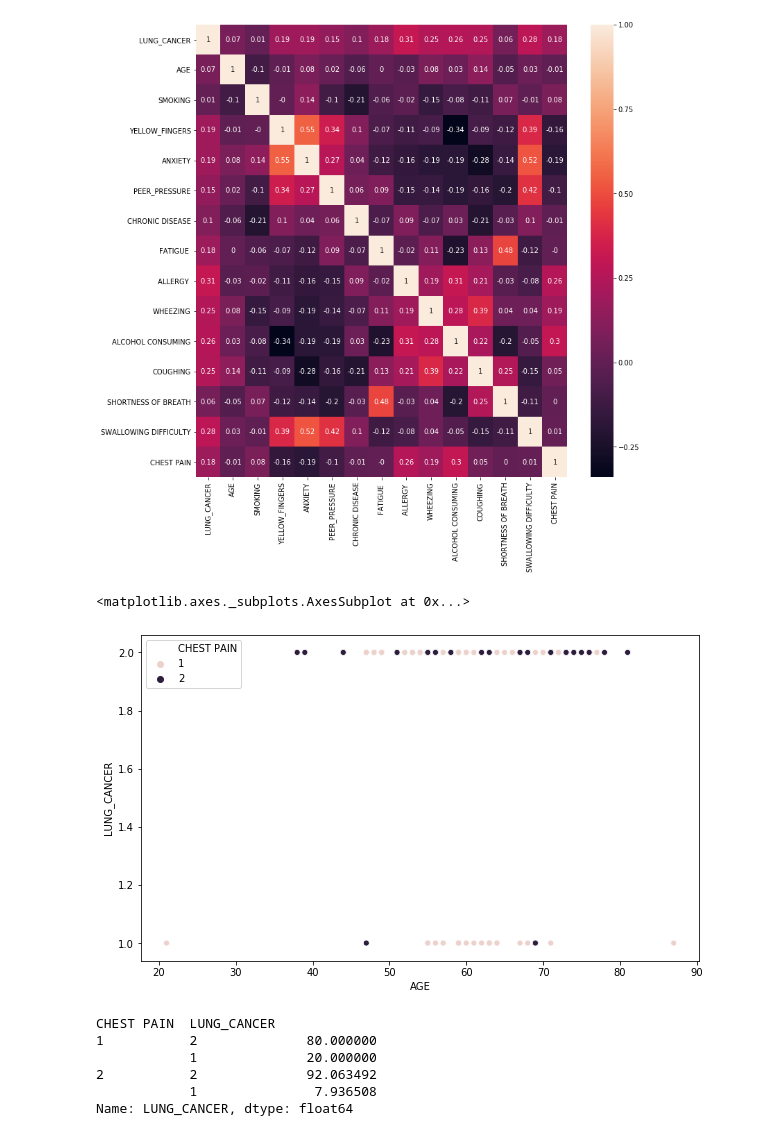
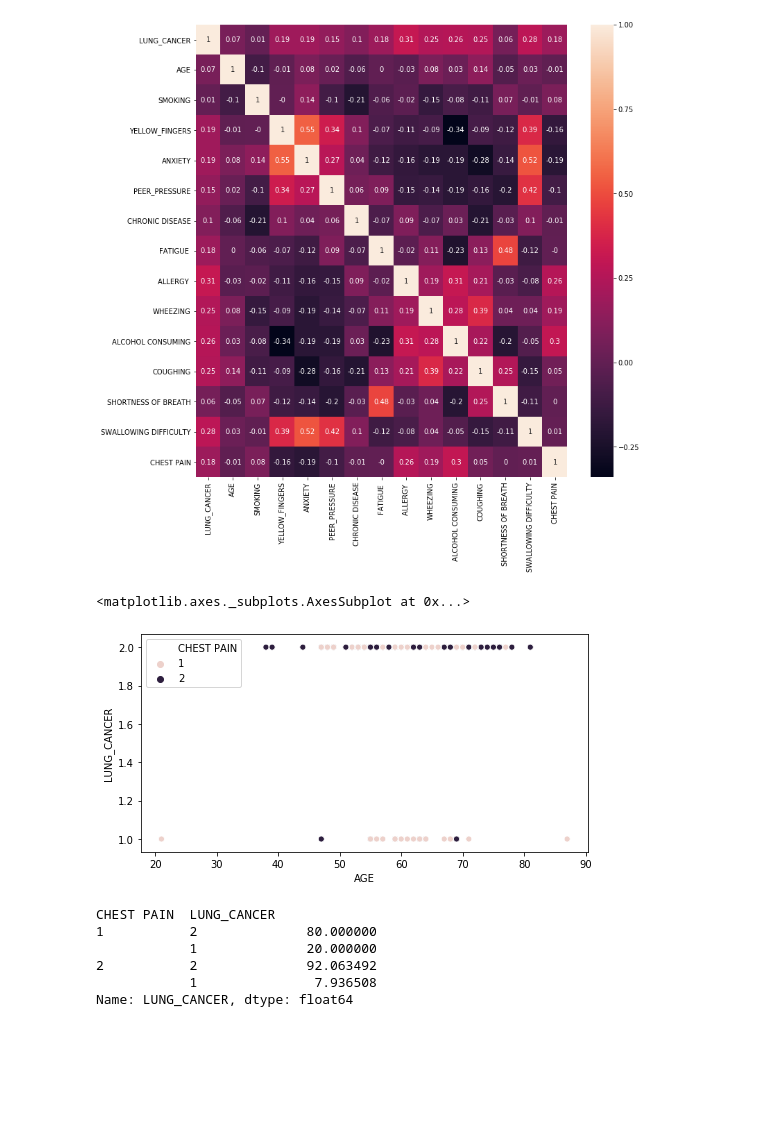
Before and after one commit to Basmatz/Spiced-bootcamp, a Jupyter notebook: Projects/Lung_cancer- class_imbalance.ipynb, the cells around one changed output. Drawn from its saved outputs; the diff is of its cells as text; code cells hidden in the pictures; blank space fills up the shorter version.

```diff
--- a/Projects/Lung_cancer- class_imbalance.ipynb
+++ b/Projects/Lung_cancer- class_imbalance.ipynb
@@ -162,11 +162,11 @@ ax.set_ylim(bottom + 0.5, top - 0.5)
 (15.0, 0.0)
 [figure]
 # %%
-plt.rcParams['figure.figsize'] = (10,6)
+plt.rcParams['figure.figsize'] = (8,4)
 sns.scatterplot(x='AGE', y='LUNG_CANCER', data= df_train, hue='CHEST PAIN', legend="full")
 # %% [output]
 <matplotlib.axes._subplots.AxesSubplot at 0x...>
-[figure, old version]
+[figure, new version]
 # %%
 df_train.groupby(['CHEST PAIN'])['LUNG_CANCER'].value_counts(normalize=True)*100
 # %% [output]
```
Also changed, not shown: parts of 10 cells of this notebook.
